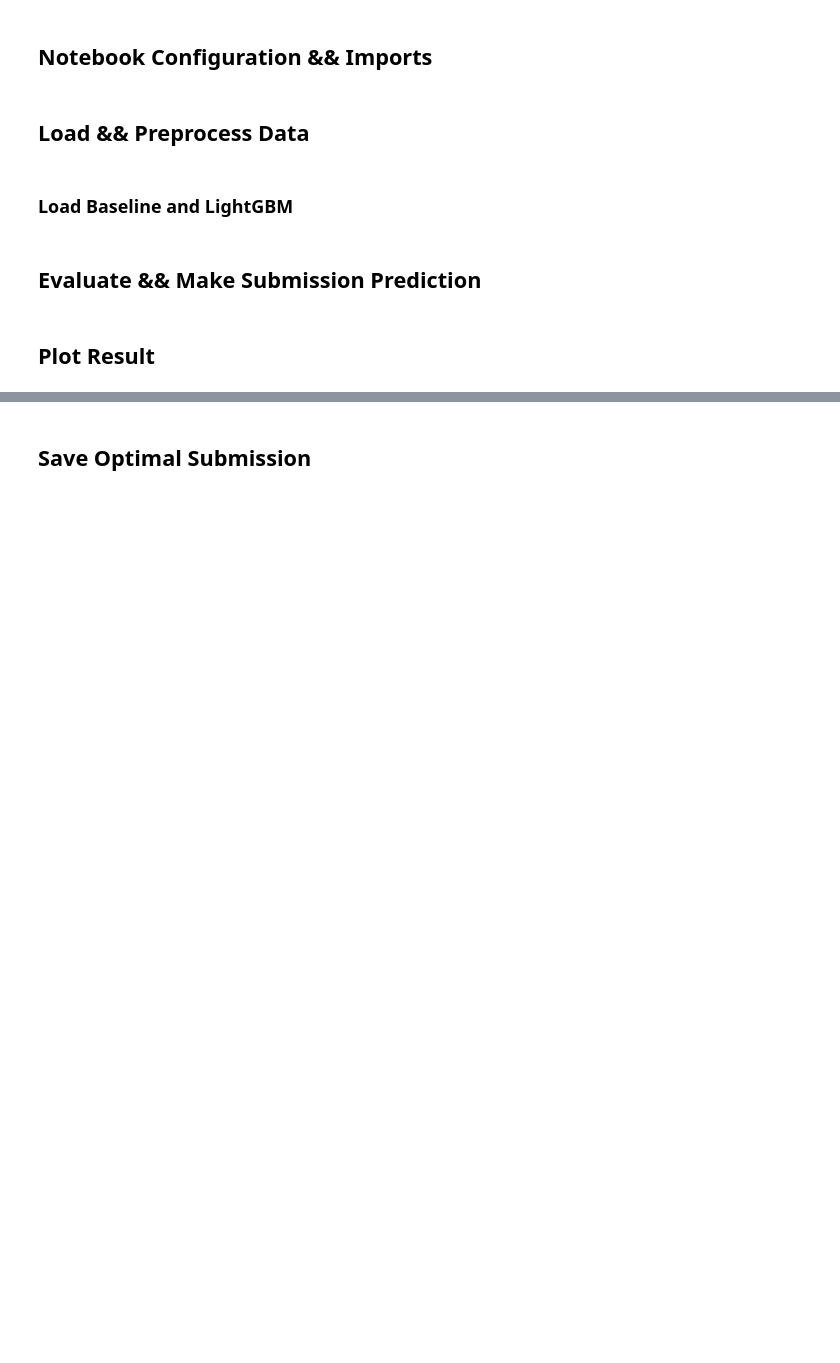
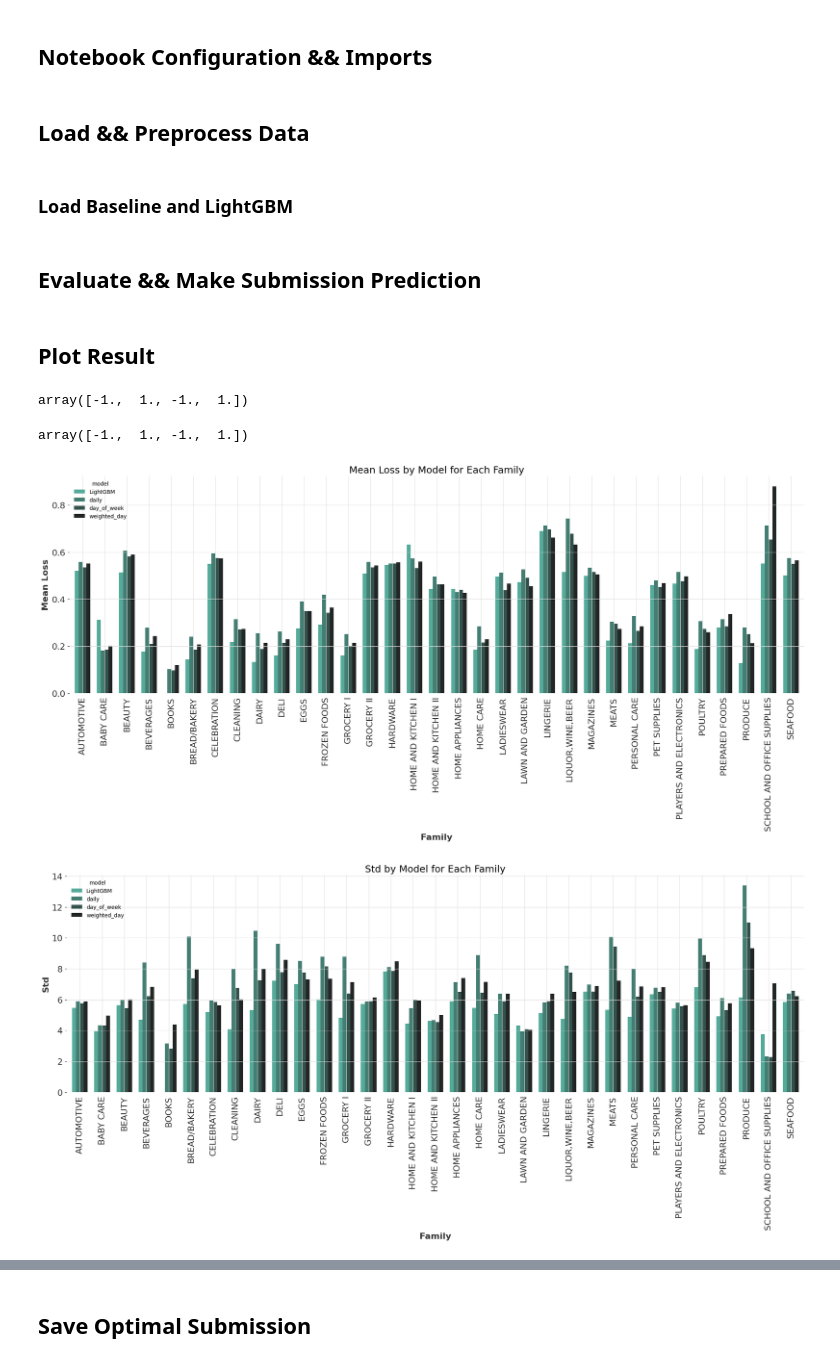
Before and after one commit to Tikhon-Radkevich/Store-Sales, a Jupyter notebook: notebooks/combine_submission.ipynb, the cells around one changed output, grey strips where cells are left out. Cells and saved outputs as stored; diff of their text form; code cells hidden in the pictures; blank space fills up the shorter version.

```diff
--- a/notebooks/combine_submission.ipynb
+++ b/notebooks/combine_submission.ipynb
@@ -117,3 +117,22 @@ advanced_predictor = AdvancedPredictor(
 ## Plot Result
 # %%
 test_period = True
+# %%
+import numpy as np
+
+arr = np.array([1, 2, 1, 2])
+np.std
+(arr - arr.mean()) / arr.std()
+# %% [output]
+array([-1.,  1., -1.,  1.])
+# %%
+arr = np.array([10, 20, 10, 20])
+
+(arr - arr.mean()) / arr.std()
+# %% [output]
+array([-1.,  1., -1.,  1.])
+# %%
+advanced_predictor.make_overall_family_loss_plot(test_loss=False)
+# %% [output]
+[figure, added]
+[figure, added]
```
Also changed, not shown: parts of 6 cells of this notebook.
